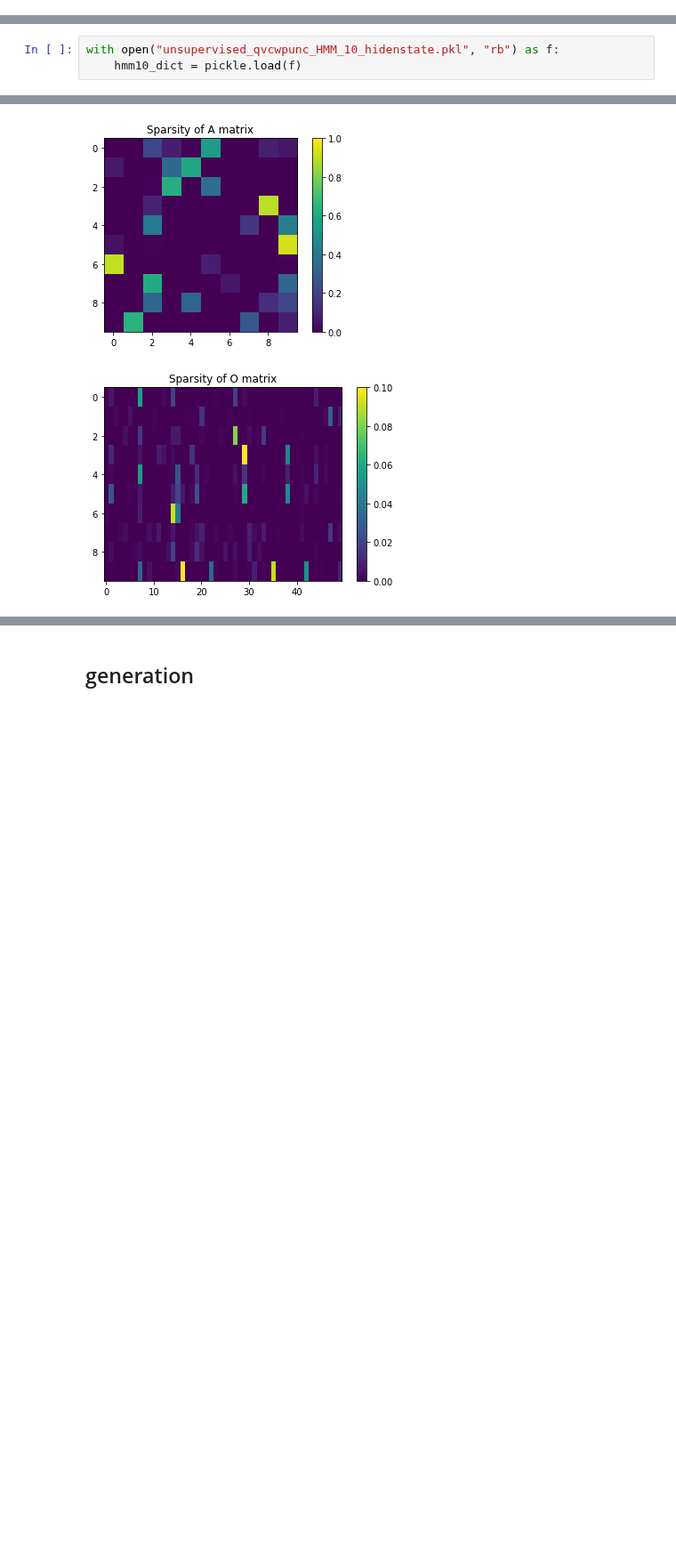
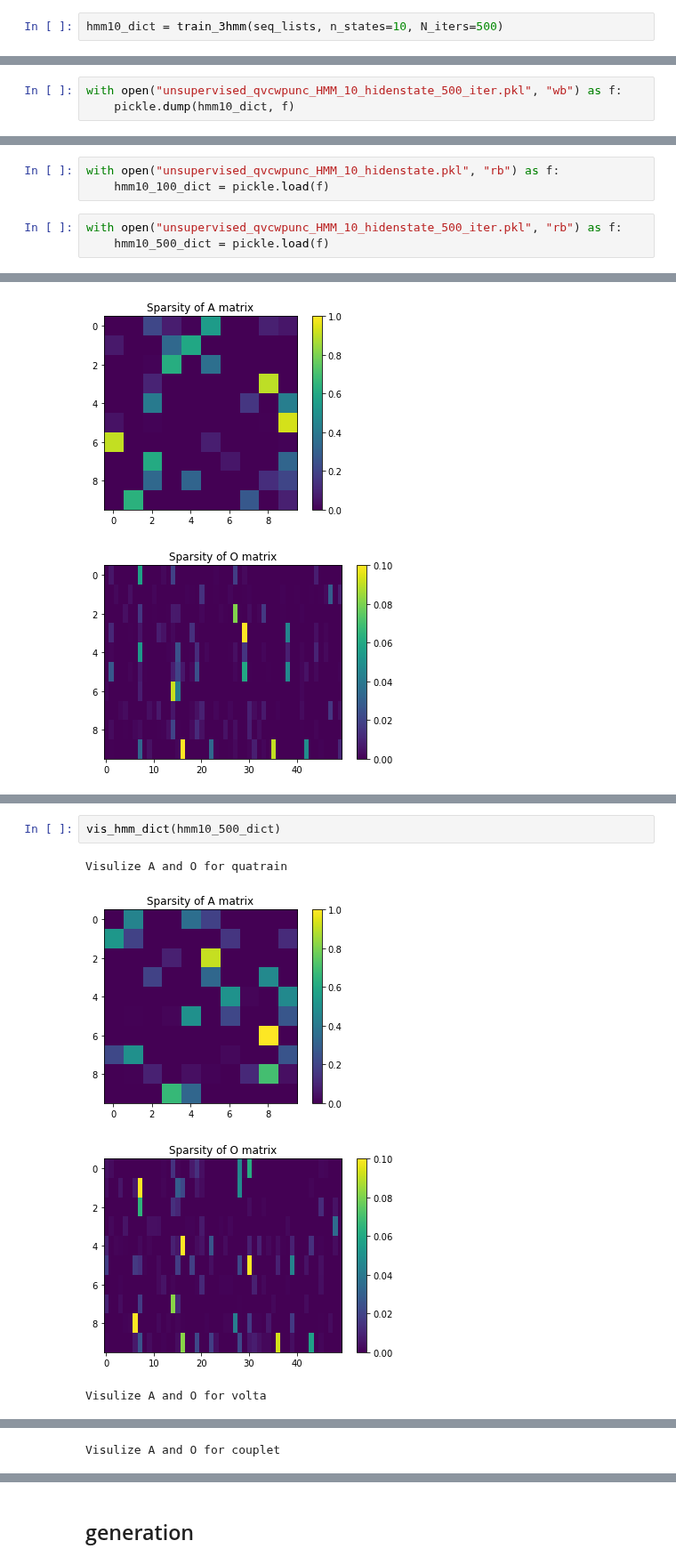
Before and after one commit to francescazfl/pandas, a Jupyter notebook: project3/hmm_splitwpunch_fzl.ipynb, the cells around one changed output, grey strips where cells are left out. Shown at 89% size. Saved outputs shown, nothing was run; the diff lists cells and outputs as text; blank space fills up the shorter version.

Commit message:
500 iter

```diff
--- a/project3/hmm_splitwpunch_fzl.ipynb
+++ b/project3/hmm_splitwpunch_fzl.ipynb
@@ -1183,6 +1183,8 @@ def train_3hmm(seq_lists, n_states=10, N_iters=100):
     return hmm_dict
 # %%
 # hmm10_dict = train_3hmm(seq_lists, n_states=10, N_iters=100)
+# %%
+hmm10_dict = train_3hmm(seq_lists, n_states=10, N_iters=500)
 # %% [markdown]
 ## train unsupervised HMM as a whole (no punc)
 # %%
@@ -1196,6 +1198,9 @@ obs, obs_map = parse_observations(text)
 # %%
 """with open("unsupervised_qvcwpunc_HMM_10_hidenstate.pkl", "wb") as f:
     pickle.dump(hmm10_dict, f)"""
+# %%
+with open("unsupervised_qvcwpunc_HMM_10_hidenstate_500_iter.pkl", "wb") as f:
+    pickle.dump(hmm10_dict, f)
 # %%
 """with open("unsupervised_HMM_10_hidenstate.pkl", "wb") as f:
     pickle.dump(HMM10, f)"""
@@ -1203,7 +1208,10 @@ obs, obs_map = parse_observations(text)
 ### load
 # %%
 with open("unsupervised_qvcwpunc_HMM_10_hidenstate.pkl", "rb") as f:
-    hmm10_dict = pickle.load(f)
+    hmm10_100_dict = pickle.load(f)
+# %%
+with open("unsupervised_qvcwpunc_HMM_10_hidenstate_500_iter.pkl", "rb") as f:
+    hmm10_500_dict = pickle.load(f)
 # %%
 with open("unsupervised_HMM_10_hidenstate.pkl", "rb") as f:
     HMM10 = pickle.load(f)
@@ -1232,3 +1240,10 @@ Visulize A and O for volta
 Visulize A and O for couplet
 [figure]
 [figure]
+# %%
+vis_hmm_dict(hmm10_500_dict)
+# %% [output]
+Visulize A and O for quatrain
+[figure, added]
+[figure, added]
+Visulize A and O for volta
@@ -1234,0 +1252 @@ Visulize A and O for couplet
+Visulize A and O for couplet
```
Also changed, not shown: parts of 5 cells of this notebook, 1 other file.
